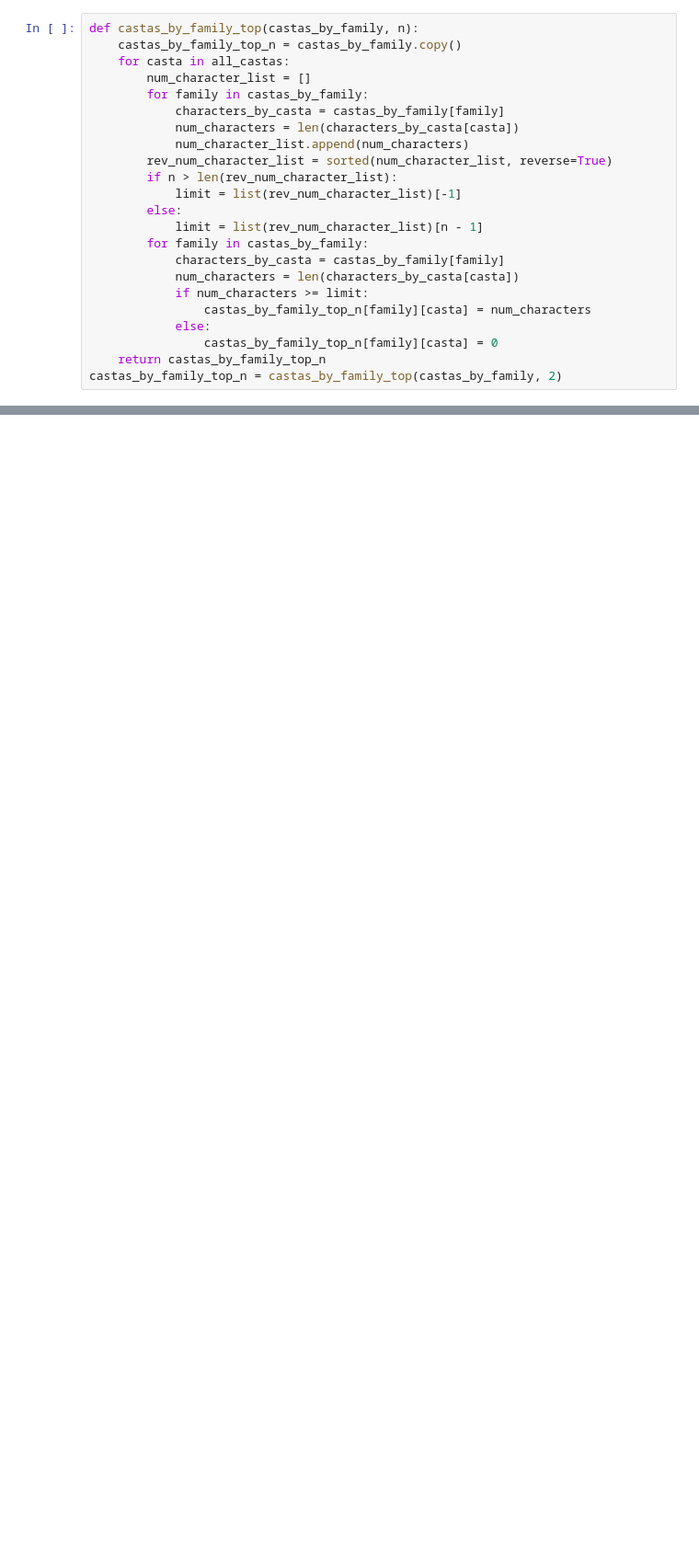
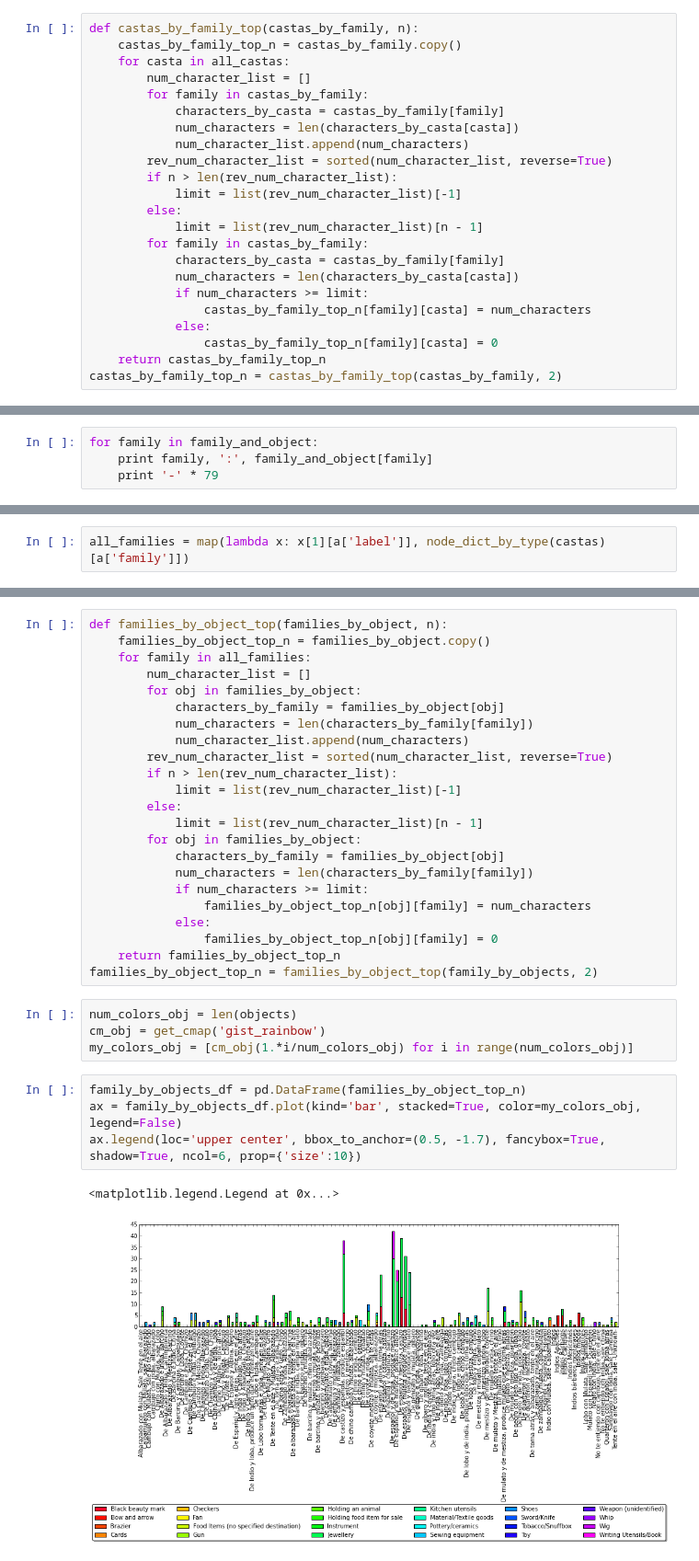
Before and after one commit to mavillard/castas, a Jupyter notebook: analysis.ipynb, the cells around one changed output, grey strips where cells are left out. Shown at 92% size. Cells and saved outputs as stored; diff of their text form; blank space fills up the shorter version.

Commit message:
Objects by family

```diff
--- a/analysis.ipynb
+++ b/analysis.ipynb
@@ -528,0 +573,4 @@ ax.legend(loc='upper center', bbox_to_anchor=(0.5, -0.45), fancybox=True, shadow
+# %%
+for family in family_and_object:
+    print family, ':', family_and_object[family]
+    print '-' * 79
@@ -528,0 +595,2 @@ ax.legend(loc='upper center', bbox_to_anchor=(0.5, -0.45), fancybox=True, shadow
+# %%
+all_families = map(lambda x: x[1][a['label']], node_dict_by_type(castas)[a['family']])
@@ -528,0 +622,34 @@ ax.legend(loc='upper center', bbox_to_anchor=(0.5, -0.45), fancybox=True, shadow
+# %%
+def families_by_object_top(families_by_object, n):
+    families_by_object_top_n = families_by_object.copy()
+    for family in all_families:
+        num_character_list = []
+        for obj in families_by_object:
+            characters_by_family = families_by_object[obj]
+            num_characters = len(characters_by_family[family])
+            num_character_list.append(num_characters)
+        rev_num_character_list = sorted(num_character_list, reverse=True)
+        if n > len(rev_num_character_list):
+            limit = list(rev_num_character_list)[-1]
+        else:
+            limit = list(rev_num_character_list)[n - 1]
+        for obj in families_by_object:
+            characters_by_family = families_by_object[obj]
+            num_characters = len(characters_by_family[family])
+            if num_characters >= limit:
+                families_by_object_top_n[obj][family] = num_characters
+            else:
+                families_by_object_top_n[obj][family] = 0
+    return families_by_object_top_n
+families_by_object_top_n = families_by_object_top(family_by_objects, 2)
+# %%
+num_colors_obj = len(objects)
+cm_obj = get_cmap('gist_rainbow')
+my_colors_obj = [cm_obj(1.*i/num_colors_obj) for i in range(num_colors_obj)]
+# %%
+family_by_objects_df = pd.DataFrame(families_by_object_top_n)
+ax = family_by_objects_df.plot(kind='bar', stacked=True, color=my_colors_obj, legend=False)
+ax.legend(loc='upper center', bbox_to_anchor=(0.5, -1.7), fancybox=True, shadow=True, ncol=6, prop={'size':10})
+# %% [output]
+<matplotlib.legend.Legend at 0x...>
+[figure, added]
```
Also changed, not shown: parts of 11 cells of this notebook.
